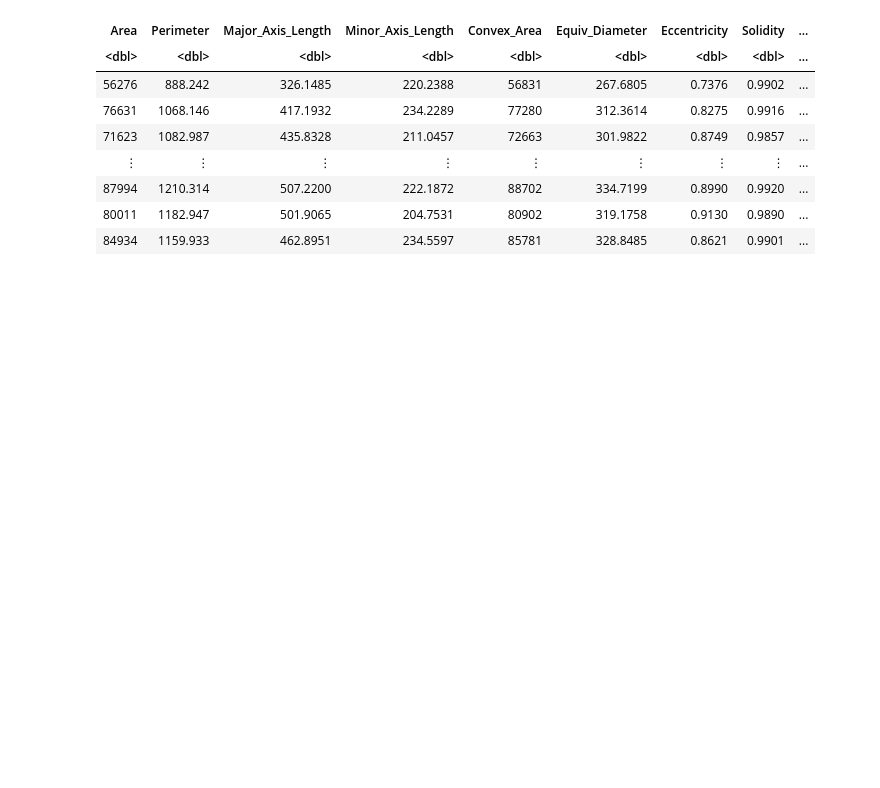
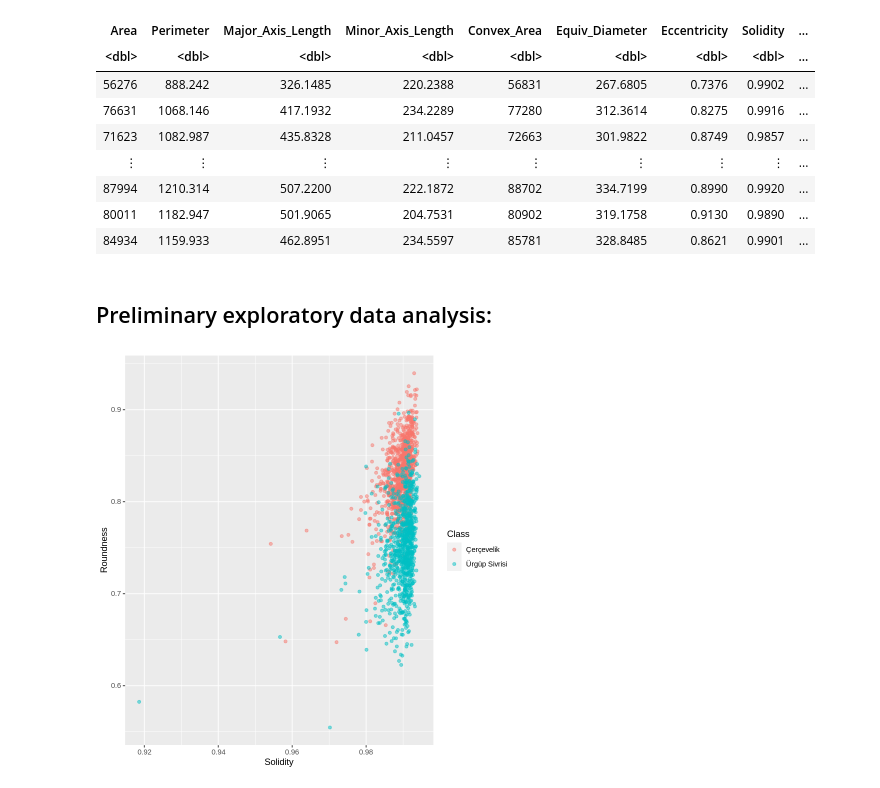
Before and after one commit to luevrata/pumpkin_seeds_data, a Jupyter notebook: Project Proposal.ipynb, the cells around one changed output. Cells and saved outputs as stored; diff of their text form; code cells hidden in the pictures; blank space fills up the shorter version.

Commit message:
Add preliminary plot

```diff
--- a/Project Proposal.ipynb
+++ b/Project Proposal.ipynb
@@ -27,5 +6,6 @@ ERROR: Error in file(filename, "r", encoding = encoding): cannot open the connec
 # %%
-pumpkin_data<-read_csv("Pumpkin_Seeds_Dataset.csv")
+pumpkin_data <- read_csv("/home/jupyter/pumpkin_seeds_data/Pumpkin_Seeds_Dataset.csv")
+pumpkin_data <- pumpkin_data %>% mutate(Class = as.factor(Class))
 pumpkin_data
 # %% [output]
 Parsed with column specification:
@@ -54,3 +34,14 @@ A spec_tbl_df: 2500 × 13
 | 87994 | 1210.314 | 507.2200 | 222.1872 | 88702 | 334.7199 | 0.8990 | 0.9920 | ... |
 | 80011 | 1182.947 | 501.9065 | 204.7531 | 80902 | 319.1758 | 0.9130 | 0.9890 | ... |
 | 84934 | 1159.933 | 462.8951 | 234.5597 | 85781 | 328.8485 | 0.8621 | 0.9901 | ... |
+# %% [markdown]
+## Preliminary exploratory data analysis:
+# %%
+pumpkin_split <- initial_split(pumpkin_data, prop = 0.75, strata = Class)
+pumpkin_train <- training(pumpkin_split)
+pumpkin_test <- testing(pumpkin_split)
+
+pumpkin_plot <- ggplot(pumpkin_train, aes(x = Solidity, y = Roundness, color = Class)) + geom_point(alpha = 0.5)
+pumpkin_plot
+# %% [output]
+[figure, added]
```
Also changed, not shown: parts of 1 cell of this notebook.
